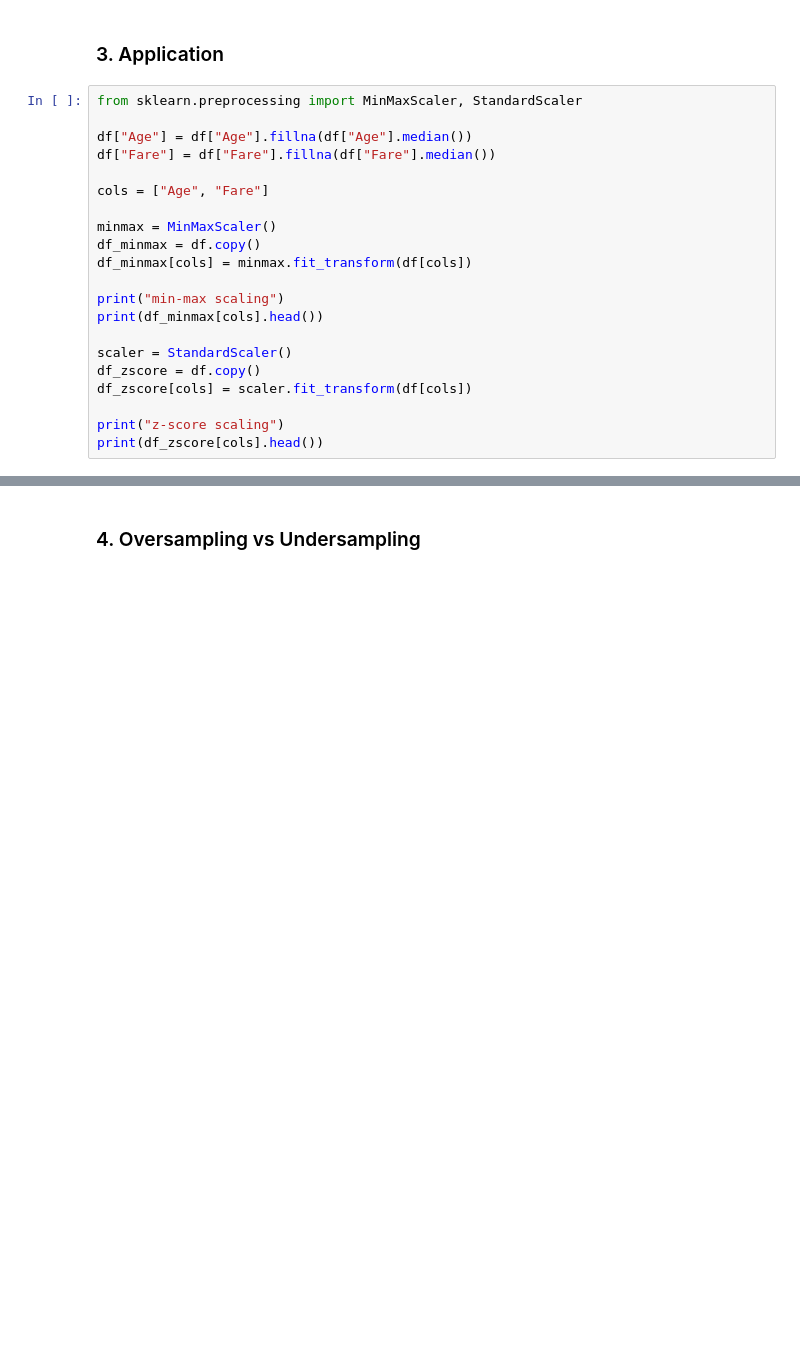
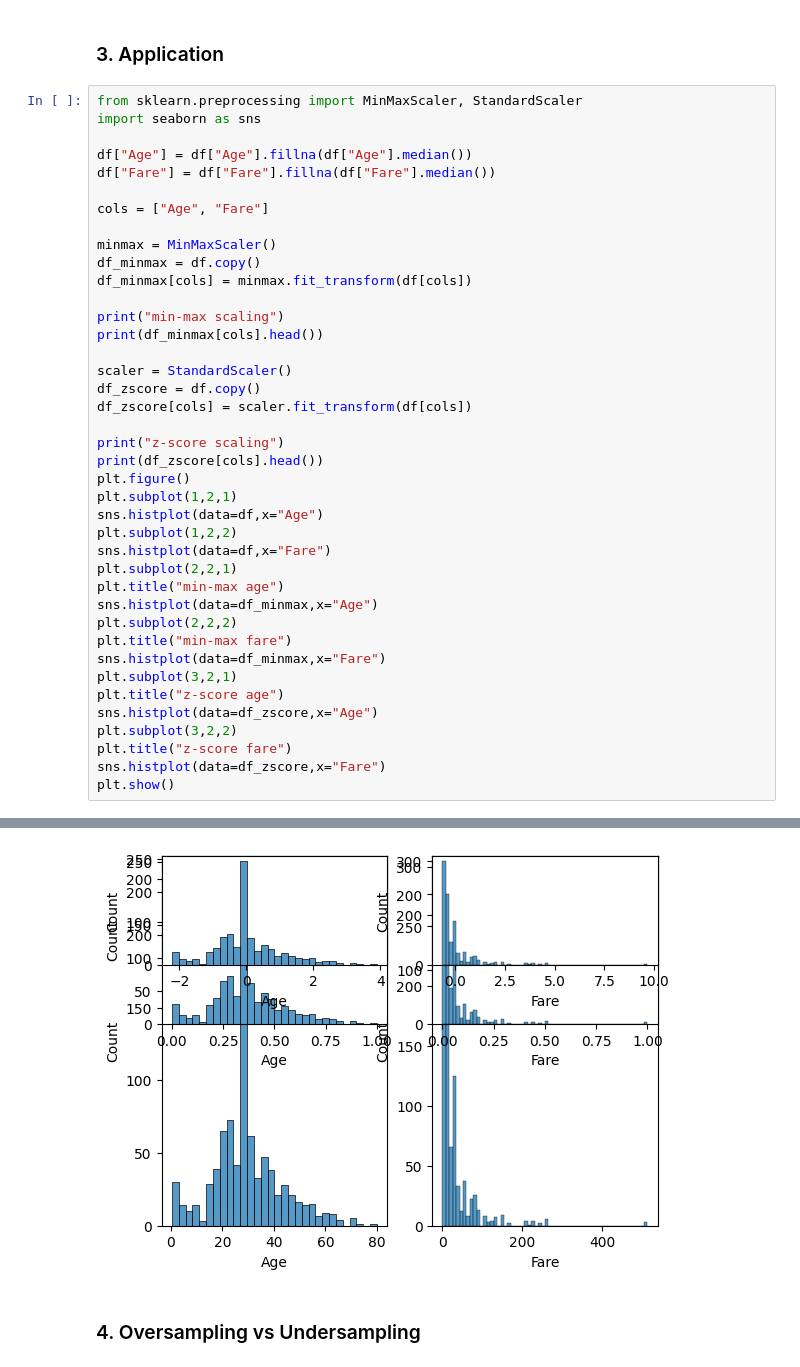
Before and after one commit to 4nglp/data_mining, a Jupyter notebook: tp_5/main.ipynb, the cells around one changed output, grey strips where cells are left out. Drawn from its saved outputs; the diff is of its cells as text; blank space fills up the shorter version.

```diff
--- a/tp_5/main.ipynb
+++ b/tp_5/main.ipynb
@@ -32,6 +32,7 @@ la normalisation évite ça.
 ### 3. Application
 # %%
 from sklearn.preprocessing import MinMaxScaler, StandardScaler
+import seaborn as sns
 
 df["Age"] = df["Age"].fillna(df["Age"].median())
 df["Fare"] = df["Fare"].fillna(df["Fare"].median())
@@ -39,33 +40,52 @@ df["Fare"] = df["Fare"].fillna(df["Fare"].median())
 cols = ["Age", "Fare"]
 
 minmax = MinMaxScaler()
 df_minmax = df.copy()
 df_minmax[cols] = minmax.fit_transform(df[cols])
 
 print("min-max scaling")
 print(df_minmax[cols].head())
 
 scaler = StandardScaler()
 df_zscore = df.copy()
 df_zscore[cols] = scaler.fit_transform(df[cols])
 
 print("z-score scaling")
 print(df_zscore[cols].head())
+plt.figure()
+plt.subplot(1,2,1)
+sns.histplot(data=df,x="Age")
+plt.subplot(1,2,2)
+sns.histplot(data=df,x="Fare")
+plt.subplot(2,2,1)
+plt.title("min-max age")
+sns.histplot(data=df_minmax,x="Age")
+plt.subplot(2,2,2)
+plt.title("min-max fare")
+sns.histplot(data=df_minmax,x="Fare")
+plt.subplot(3,2,1)
+plt.title("z-score age")
+sns.histplot(data=df_zscore,x="Age")
+plt.subplot(3,2,2)
+plt.title("z-score fare")
+sns.histplot(data=df_zscore,x="Fare")
+plt.show()
 # %% [output]
 min-max scaling
         Age      Fare
 0  0.271174  0.014151
 1  0.472229  0.139136
 2  0.321438  0.015469
 3  0.434531  0.103644
 4  0.434531  0.015713
 z-score scaling
         Age      Fare
 0 -0.565736 -0.502445
 1  0.663861  0.786845
 2 -0.258337 -0.488854
 3  0.433312  0.420730
 4  0.433312 -0.486337
+[figure, added]
 # %% [markdown]
 ### 4. Oversampling vs Undersampling
 # %% [markdown]
```
Also changed, not shown: parts of 1 cell of this notebook.
